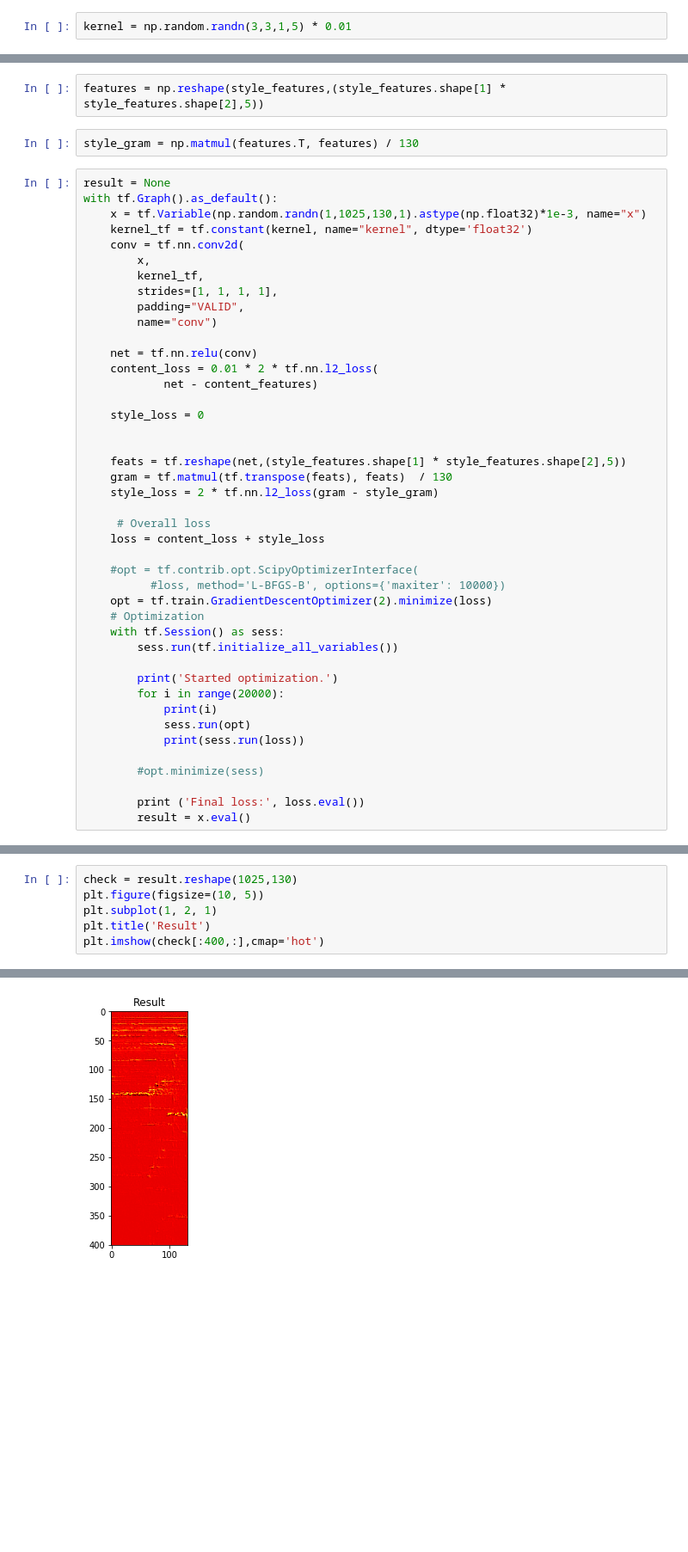
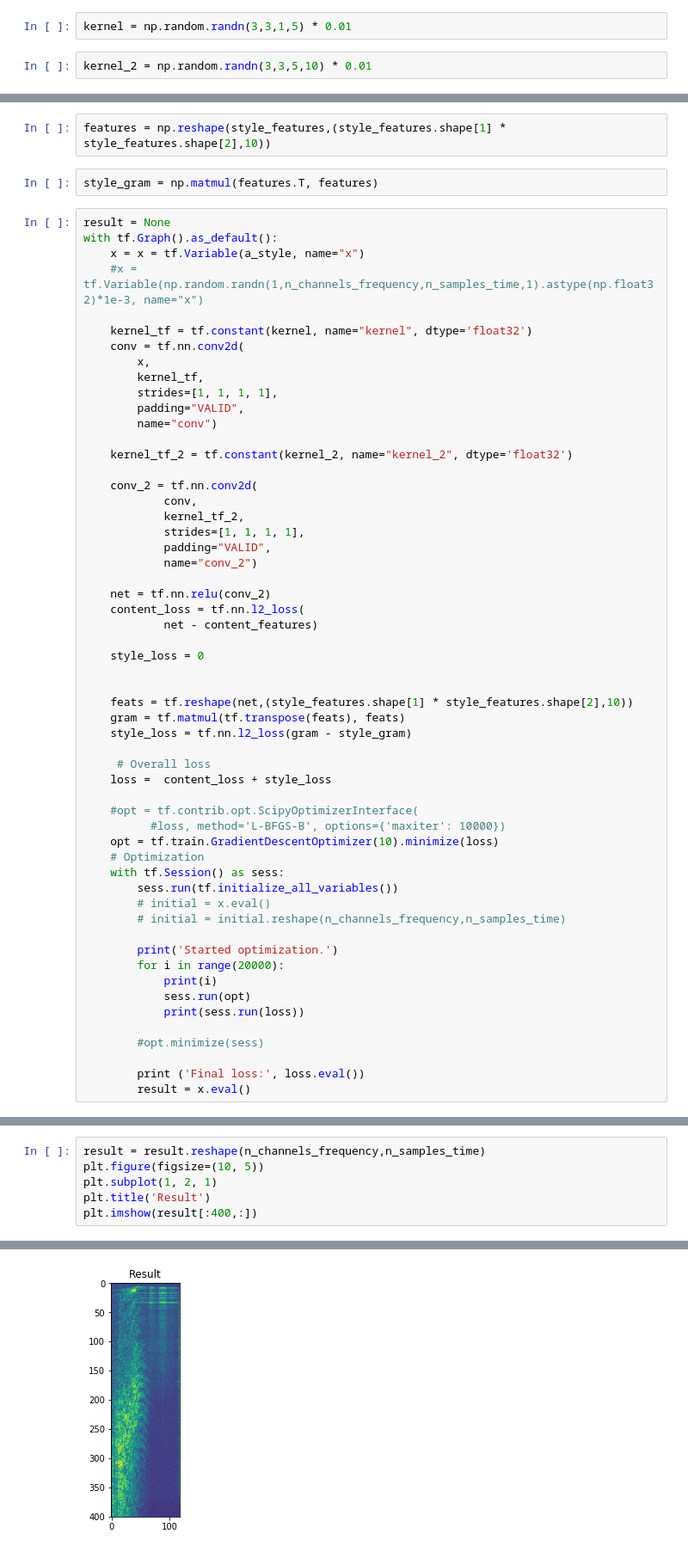
Before and after one commit to durveshvedak/AudioStyleTransfer, a Jupyter notebook: shallow_cnn.ipynb, the cells around one changed output, grey strips where cells are left out. Shown at 86% size. Saved outputs shown, nothing was run; the diff lists cells and outputs as text; blank space fills up the shorter version.

```diff
--- a/shallow_cnn.ipynb
+++ b/shallow_cnn.ipynb
@@ -66,6 +70,8 @@ a_style = a_style.reshape((1,1025,130,1))
 a_style_tf = np.ascontiguousarray(a_style)
 # %%
 kernel = np.random.randn(3,3,1,5) * 0.01
+# %%
+kernel_2 = np.random.randn(3,3,5,10) * 0.01
 # %%
 g = tf.Graph()
 with g.as_default(), g.device('/cpu:0'), tf.Session() as sess:
@@ -88,11 +103,13 @@ style_features.shape
 # %%
-features = np.reshape(style_features,(style_features.shape[1] * style_features.shape[2],5))
+features = np.reshape(style_features,(style_features.shape[1] * style_features.shape[2],10))
 # %%
-style_gram = np.matmul(features.T, features) / 130
+style_gram = np.matmul(features.T, features)
 # %%
 result = None
 with tf.Graph().as_default():
-    x = tf.Variable(np.random.randn(1,1025,130,1).astype(np.float32)*1e-3, name="x")
+    x = x = tf.Variable(a_style, name="x")
+    #x = tf.Variable(np.random.randn(1,n_channels_frequency,n_samples_time,1).astype(np.float32)*1e-3, name="x")
+
     kernel_tf = tf.constant(kernel, name="kernel", dtype='float32')
     conv = tf.nn.conv2d(
         x,
@@ -101,26 +118,37 @@ with tf.Graph().as_default():
         padding="VALID",
         name="conv")
 
-    net = tf.nn.relu(conv)
-    content_loss = 0.01 * 2 * tf.nn.l2_loss(
+    kernel_tf_2 = tf.constant(kernel_2, name="kernel_2", dtype='float32')
+
+    conv_2 = tf.nn.conv2d(
+            conv,
+            kernel_tf_2,
+            strides=[1, 1, 1, 1],
+            padding="VALID",
+            name="conv_2")
+
+    net = tf.nn.relu(conv_2)
+    content_loss = tf.nn.l2_loss(
             net - content_features)
 
     style_loss = 0
 
 
-    feats = tf.reshape(net,(style_features.shape[1] * style_features.shape[2],5))
-    gram = tf.matmul(tf.transpose(feats), feats)  / 130
-    style_loss = 2 * tf.nn.l2_loss(gram - style_gram)
+    feats = tf.reshape(net,(style_features.shape[1] * style_features.shape[2],10))
+    gram = tf.matmul(tf.transpose(feats), feats)
+    style_loss = tf.nn.l2_loss(gram - style_gram)
 
      # Overall loss
-    loss = content_loss + style_loss
+    loss =  content_loss + style_loss
 
     #opt = tf.contrib.opt.ScipyOptimizerInterface(
           #loss, method='L-BFGS-B', options={'maxiter': 10000})
-    opt = tf.train.GradientDescentOptimizer(2).minimize(loss)
+    opt = tf.train.GradientDescentOptimizer(10).minimize(loss)
     # Optimization
     with tf.Session() as sess:
         sess.run(tf.initialize_all_variables())
+        # initial = x.eval()
+        # initial = initial.reshape(n_channels_frequency,n_samples_time)
 
         print('Started optimization.')
         for i in range(20000):
@@ -153,9 +181,9 @@ Final loss: 0.0179703
 # %%
-check = result.reshape(1025,130)
+result = result.reshape(n_channels_frequency,n_samples_time)
 plt.figure(figsize=(10, 5))
 plt.subplot(1, 2, 1)
 plt.title('Result')
-plt.imshow(check[:400,:],cmap='hot')
+plt.imshow(result[:400,:])
 # %% [output]
 <matplotlib.image.AxesImage at 0x...>
-[figure, old version]
+[figure, new version]
```
Also changed, not shown: parts of 20 cells of this notebook.
